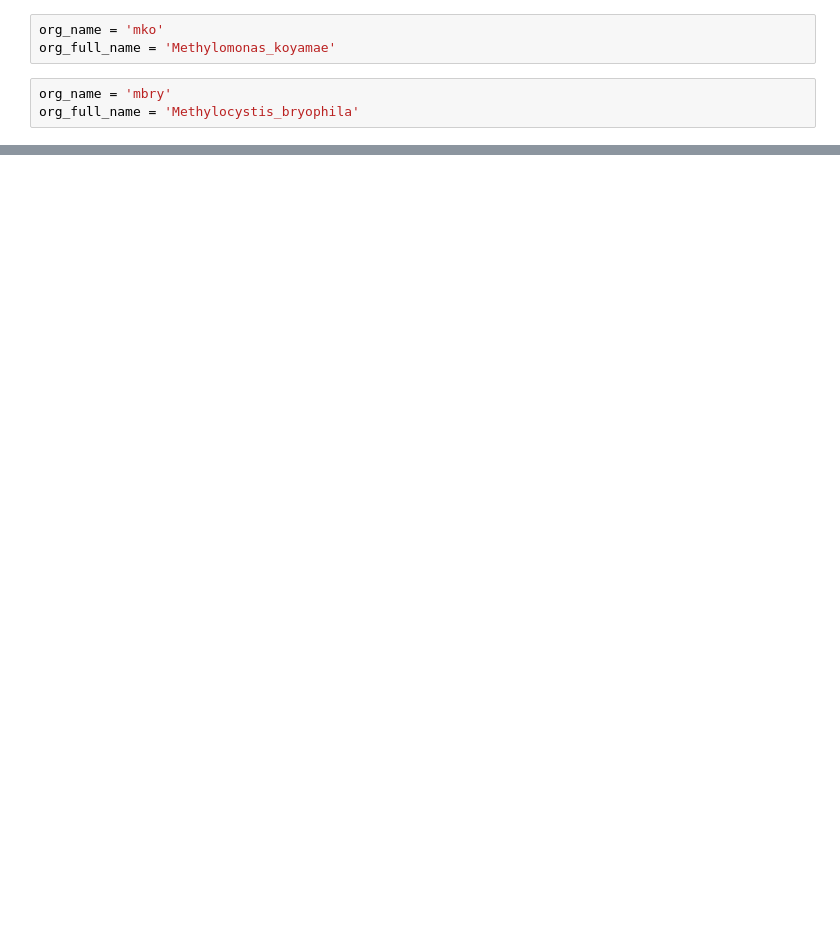
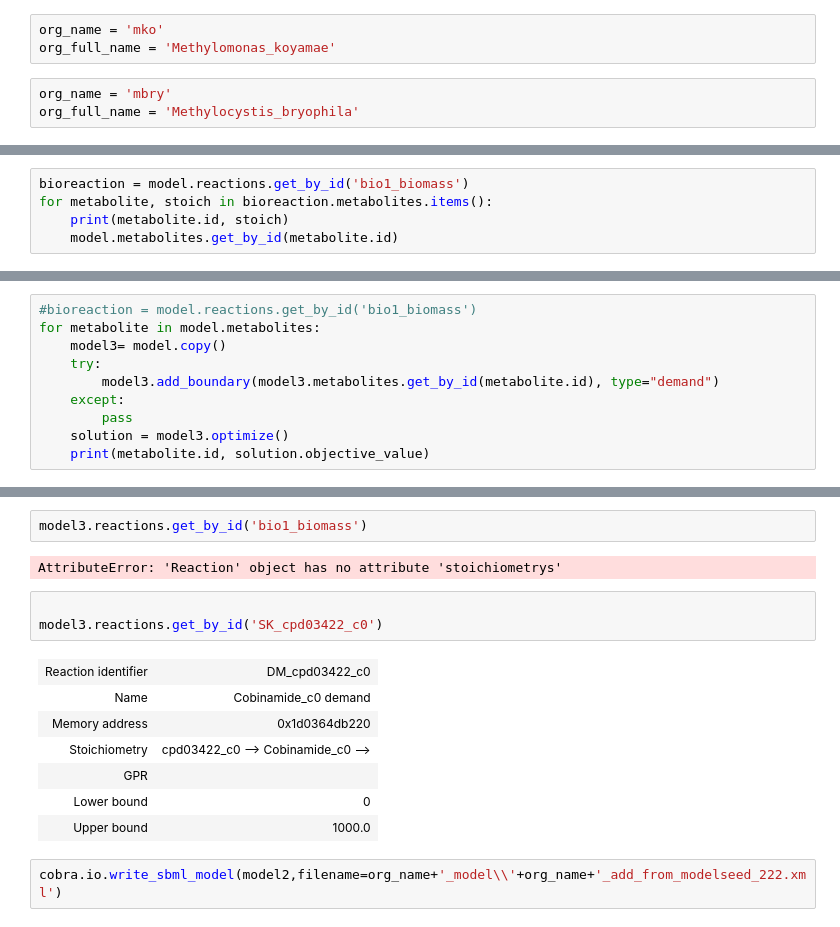
Before and after one commit to xinlia/BuildGEM, a Jupyter notebook: 3_fba_check.ipynb, the cells around one changed output, grey strips where cells are left out. Cells and saved outputs as stored; diff of their text form; blank space fills up the shorter version.

```diff
--- a/3_fba_check.ipynb
+++ b/3_fba_check.ipynb
@@ -33,0 +72,5 @@ solution.objective_value
+# %%
+bioreaction = model.reactions.get_by_id('bio1_biomass')
+for metabolite, stoich in bioreaction.metabolites.items():
+    print(metabolite.id, stoich)
+    model.metabolites.get_by_id(metabolite.id)
@@ -33,0 +100,10 @@ solution.objective_value
+# %%
+#bioreaction = model.reactions.get_by_id('bio1_biomass')
+for metabolite in model.metabolites:
+    model3= model.copy()
+    try:
+        model3.add_boundary(model3.metabolites.get_by_id(metabolite.id), type="demand")
+    except:
+        pass
+    solution = model3.optimize()
+    print(metabolite.id, solution.objective_value)
@@ -33,0 +128,17 @@ solution.objective_value
+# %%
+model3.reactions.get_by_id('bio1_biomass')
+# %% [output]
+AttributeError: 'Reaction' object has no attribute 'stoichiometrys'
+# %%
+
+model3.reactions.get_by_id('SK_cpd03422_c0')
+# %% [output]
+| Reaction identifier | DM_cpd03422_c0 |
+| Name | Cobinamide_c0 demand |
+| Memory address | 0x1d0364db220 |
+| Stoichiometry | cpd03422_c0 --> Cobinamide_c0 --> |
+| GPR |  |
+| Lower bound | 0 |
+| Upper bound | 1000.0 |
+# %%
+cobra.io.write_sbml_model(model2,filename=org_name+'_model\\'+org_name+'_add_from_modelseed_222.xml')
```
Also changed, not shown: parts of 13 cells of this notebook, 57 other files.
